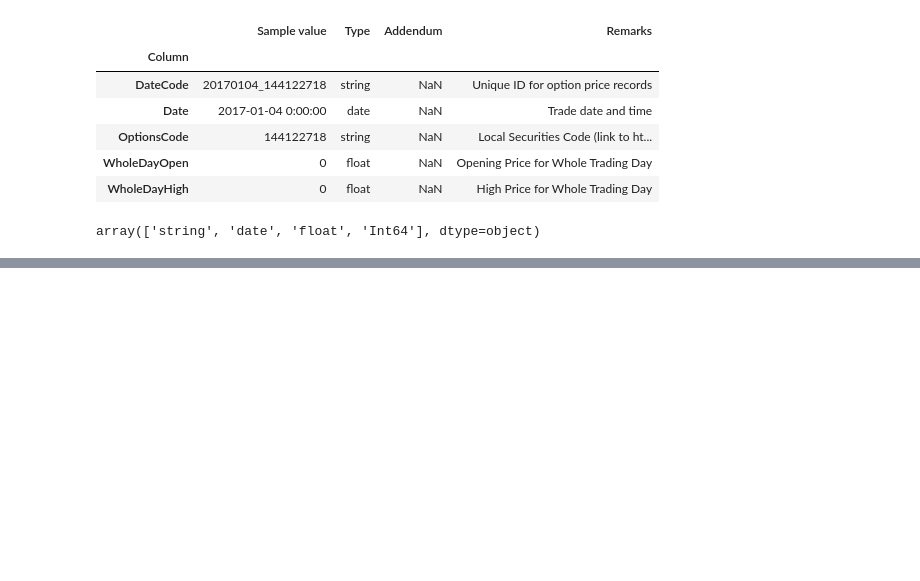
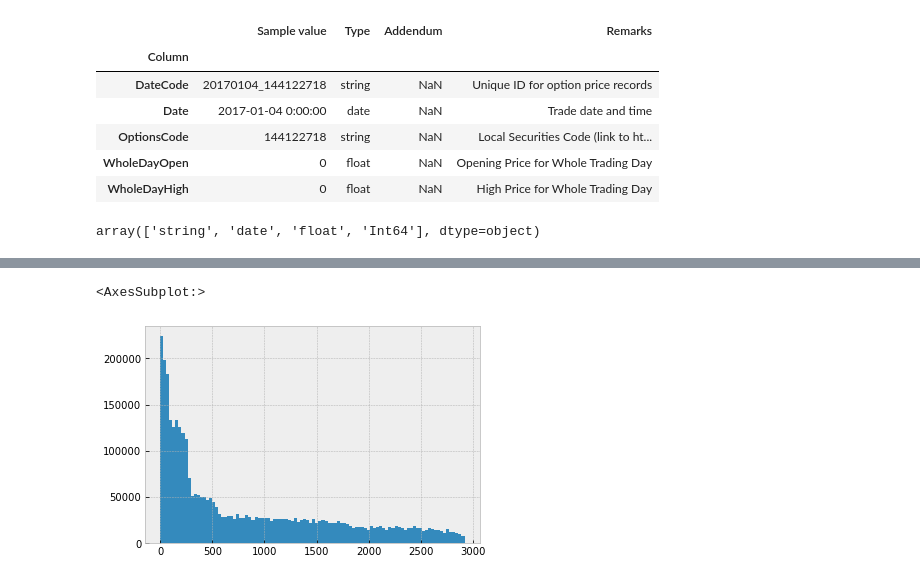
Before and after one commit to pandeydivesh15/machine-learning-practice, a Jupyter notebook: kaggle/jpx-tokyo-stock-exchange-prediction/v1.0.ipynb, the cells around one changed output, grey strips where cells are left out. Drawn from its saved outputs; the diff is of its cells as text; code cells hidden in the pictures; blank space fills up the shorter version.

Commit message:
[JPX Tokyo] Some progress in options data handling

```diff
--- a/kaggle/jpx-tokyo-stock-exchange-prediction/v1.0.ipynb
+++ b/kaggle/jpx-tokyo-stock-exchange-prediction/v1.0.ipynb
@@ -687,0 +875,4 @@ train_options.head()
+# %%
+na_options_df = na_analysis(train_options)
+print(na_options_df)
+bar_plot(na_options_df.index, na_options_df.NaCnt, "NA Count for Options DF", yaxis="NACnt", c_scale="Bluered")
@@ -687,0 +886,11 @@ train_options.head()
+# %%
+# Dropping NightSession* columns for now
+train_options.drop(list(na_options_df.index), axis=1, inplace=True)
+# %%
+# Dropping DaySession* values too
+train_options.drop([
+    "DaySessionOpen",
+    "DaySessionHigh",
+    "DaySessionLow",
+    "DaySessionClose"
+], axis=1, inplace=True)
@@ -687,0 +924,5 @@ train_options.head()
+# %%
+%%time
+days_diff = train_options["LastTradingDay"] - train_options["Date"]
+days_diff = days_diff.astype(int) / (3600 * 24 * 1e9)
+days_diff = days_diff.astype(int)
@@ -687,0 +932,5 @@ train_options.head()
+# %%
+days_diff.hist(bins=100)
+# %% [output]
+<AxesSubplot:>
+[figure, added]
```
Also changed, not shown: parts of 60 cells of this notebook.
